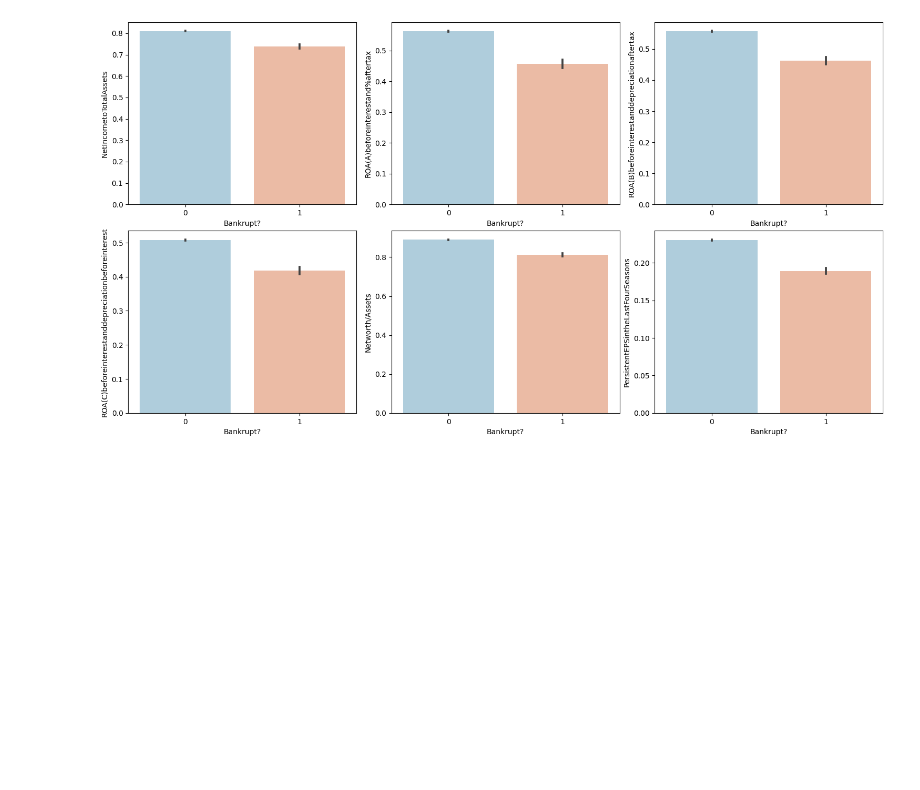
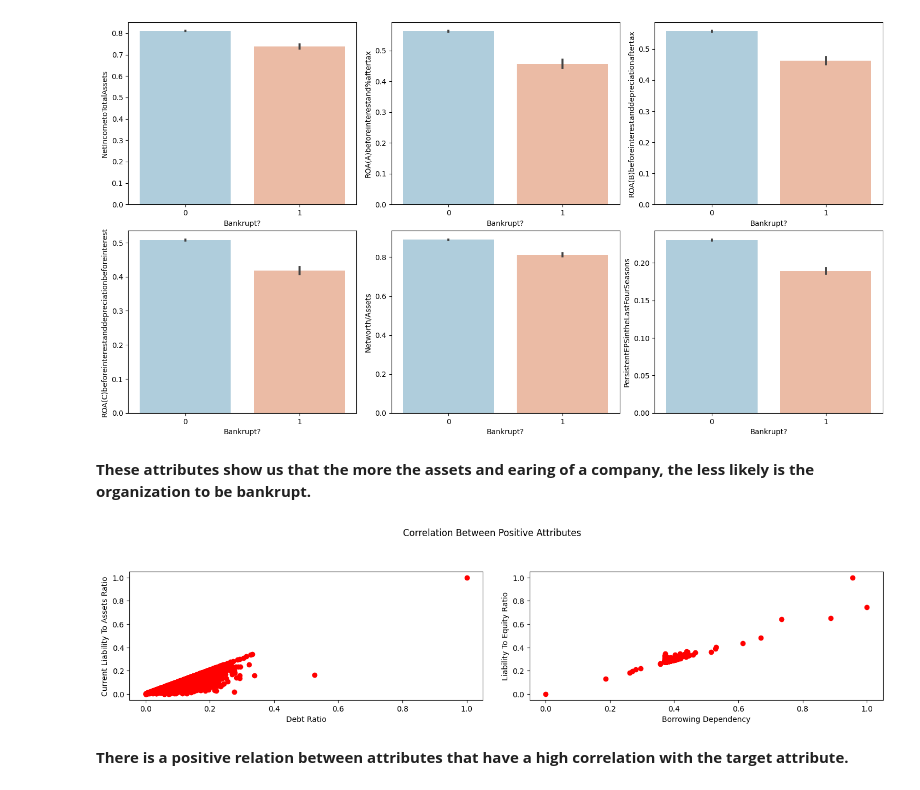
Before and after one commit to pravin2072/Company_bankruptcy_rediction, a Jupyter notebook: Company_bankruptcy_prediction.ipynb, the cells around one changed output. Saved outputs shown, nothing was run; the diff lists cells and outputs as text; code cells hidden in the pictures; blank space fills up the shorter version.

```diff
--- a/Company_bankruptcy_prediction.ipynb
+++ b/Company_bankruptcy_prediction.ipynb
@@ -193,3 +193,26 @@ y_value = negative_corr.columns.tolist()[:-1]
 corrbargraph(x_value, y_value)
 # %% [output]
 [figure]
+# %% [markdown]
+**These attributes show us that the more the assets and earing of a company, the less likely is the organization to be bankrupt.**
+# %%
+#Let us check the relation of top six positive and negative correlation attributes among eachother
+plt.figure(figsize=(15,4))
+
+plt.suptitle("Correlation Between Positive Attributes")
+
+plt.subplot(1,2,1)
+plt.xlabel("Debt Ratio")
+plt.ylabel("Current Liability To Assets Ratio")
+plt.scatter(df["Debtratio%"],df["CurrentLiabilitytoAssets"], marker='o',color = 'red')
+
+plt.subplot(1,2,2)
+plt.xlabel("Borrowing Dependency")
+plt.ylabel("Liability To Equity Ratio")
+plt.scatter(df["Borrowingdependency"],df["LiabilitytoEquity"], marker='o',color = 'red')
+
+plt.tight_layout(pad=2.5)
+# %% [output]
+[figure, added]
+# %% [markdown]
+**There is a positive relation between attributes that have a high correlation with the target attribute.**
```
Also changed, not shown: parts of 2 cells of this notebook.
